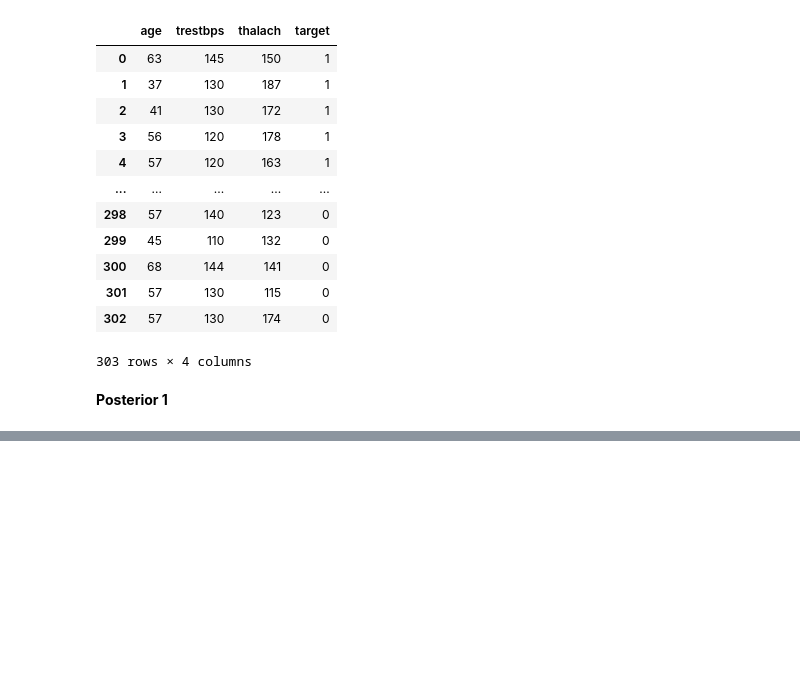
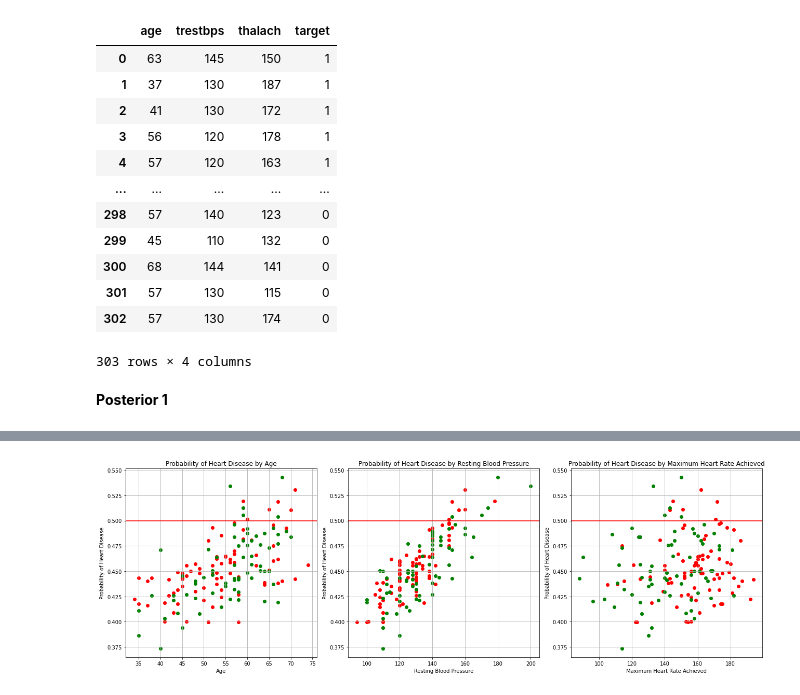
Before and after one commit to wasikjakub/bayesian-heart-disease-prediction, a Jupyter notebook: posterior.ipynb, the cells around one changed output, grey strips where cells are left out. Saved outputs shown, nothing was run; the diff lists cells and outputs as text; code cells hidden in the pictures; blank space fills up the shorter version.

Commit message:
first posterior

```diff
--- a/posterior.ipynb
+++ b/posterior.ipynb
@@ -72,14 +41,0 @@ plt.show()
-# %%
-plt.figure(figsize=(10, 6))
-for i in range(len(data1)):
-    if i % 2:
-        if data1.iloc[i, 3]:
-            plt.scatter(data1.iloc[i, 2], posterior1[f"combined_heart_disease_prob[{i + 1}]"], c='r')
-        else:
-            plt.scatter(data1.iloc[i, 2], posterior1[f"combined_heart_disease_prob[{i + 1}]"], c='g')
-plt.xlabel('Maximum heart rate achieved')
-plt.ylabel('Probability of heart disease')
-plt.title('Probability of heart disease by maximum heart rate achieved')
-plt.axhline(y=0.5, color='red', linestyle='-')
-plt.grid()
-plt.show()
@@ -87,0 +48,47 @@ plt.show()
+# %%
+fig, axs = plt.subplots(1, 3, figsize=(18, 6))
+
+# Plot 1: Probability of heart disease by age
+for i in range(len(data1)):
+    if i % 2:
+        if data1.iloc[i, 3]: # people with heart disease
+            axs[0].scatter(data1.iloc[i, 0], posterior1[f"combined_heart_disease_prob[{i + 1}]"], c='r')
+        else:                # people without heart disease
+            axs[0].scatter(data1.iloc[i, 0], posterior1[f"combined_heart_disease_prob[{i + 1}]"], c='g')
+axs[0].set_xlabel('Age')
+axs[0].set_ylabel('Probability of Heart Disease')
+axs[0].set_title('Probability of Heart Disease by Age')
+axs[0].axhline(y=0.5, color='red', linestyle='-')
+axs[0].grid()
+
+# Plot 2: Probability of heart disease by resting blood pressure
+for i in range(len(data1)):
+    if i % 2:
+        if data1.iloc[i, 3]:
+            axs[1].scatter(data1.iloc[i, 1], posterior1[f"combined_heart_disease_prob[{i + 1}]"], c='r')
+        else:
+            axs[1].scatter(data1.iloc[i, 1], posterior1[f"combined_heart_disease_prob[{i + 1}]"], c='g')
+axs[1].set_xlabel('Resting Blood Pressure')
+axs[1].set_ylabel('Probability of Heart Disease')
+axs[1].set_title('Probability of Heart Disease by Resting Blood Pressure')
+axs[1].axhline(y=0.5, color='red', linestyle='-')
+axs[1].grid()
+
+# Plot 3: Probability of heart disease by maximum heart rate achieved
+for i in range(len(data1)):
+    if i % 2:
+        if data1.iloc[i, 3]:
+            axs[2].scatter(data1.iloc[i, 2], posterior1[f"combined_heart_disease_prob[{i + 1}]"], c='r')
+        else:
+            axs[2].scatter(data1.iloc[i, 2], posterior1[f"combined_heart_disease_prob[{i + 1}]"], c='g')
+axs[2].set_xlabel('Maximum Heart Rate Achieved')
+axs[2].set_ylabel('Probability of Heart Disease')
+axs[2].set_title('Probability of Heart Disease by Maximum Heart Rate Achieved')
+axs[2].axhline(y=0.5, color='red', linestyle='-')
+axs[2].grid()
+
+# Adjust layout
+plt.tight_layout()
+plt.show()
+# %% [output]
+[figure, added]
```
Also changed, not shown: parts of 5 cells of this notebook, 7 other files.
